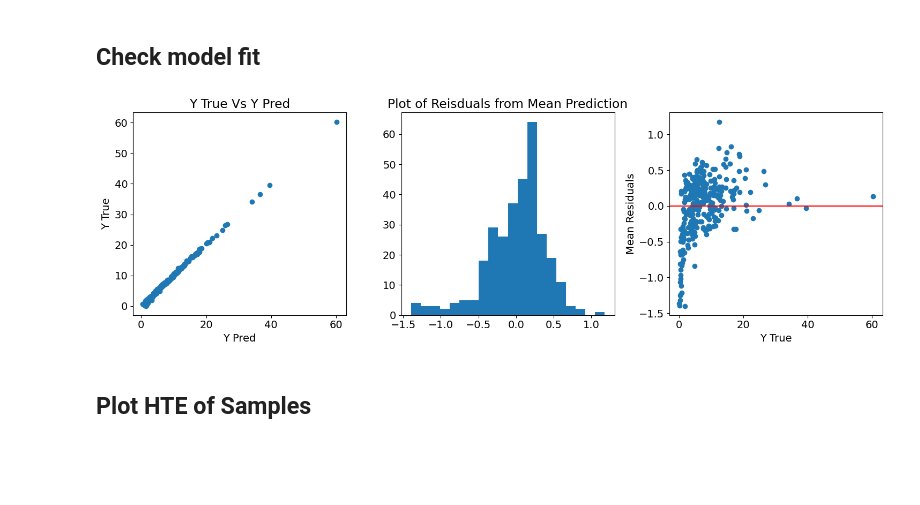
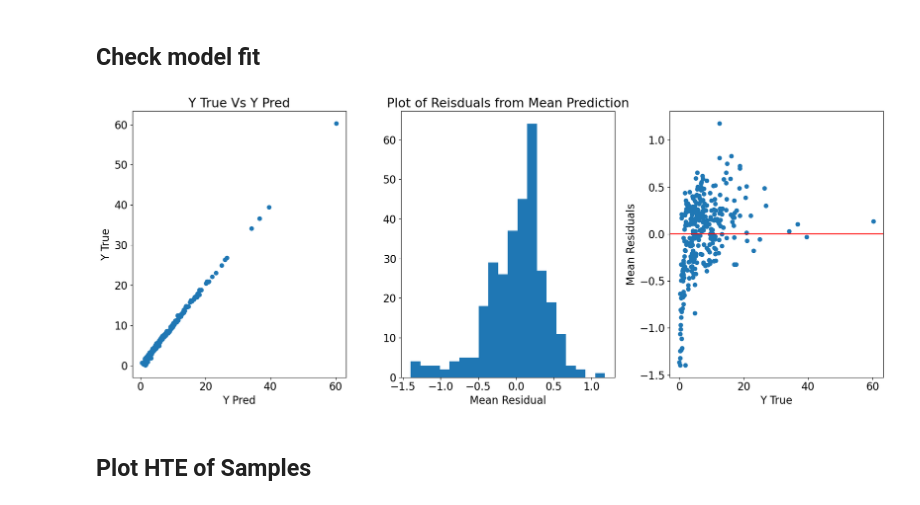
Before and after one commit to titzehong/HTE-Project-, a Jupyter notebook: Experiement 2 NSW.ipynb, the cells around one changed output. Saved outputs shown, nothing was run; the diff lists cells and outputs as text; code cells hidden in the pictures; blank space fills up the shorter version.

Commit message:
updated plots

```diff
--- a/Experiement 2 NSW.ipynb
+++ b/Experiement 2 NSW.ipynb
@@ -318,26 +318,28 @@ hte_sample_mean = hte_samples.mean(0)
 # %% [markdown]
 ## Check model fit
 # %%
-plt.rcParams.update({'font.size': 14})
-fig, ax = plt.subplots(1,3, figsize=(15,5))
+plt.rcParams.update({'font.size': 16})
+fig, ax = plt.subplots(1,3, figsize=(17,7))
+
 ax[0].scatter(y_pred.mean(0),Ys)
 ax[0].set_xlabel('Y Pred')
 ax[0].set_ylabel('Y True')
 ax[0].set_title('Y True Vs Y Pred')
 
 residuals_mean = Ys - y_pred.mean(0)
 ax[1].hist(residuals_mean,bins=20)
 ax[1].set_title("Plot of Reisduals from Mean Prediction")
+ax[1].set_xlabel("Mean Residual")
 
 ax[2].scatter(Ys, residuals_mean)
 ax[2].set_xlabel('Y True')
 ax[2].set_ylabel('Mean Residuals')
 ax[2].axhline(0, color='red')
 
 plt.savefig('Plots/NSW_diagnostics.png')
 plt.tight_layout()
 plt.show()
 # %% [output]
-[figure, old version]
+[figure, new version]
 # %% [markdown]
 ## Plot HTE of Samples
```
Also changed, not shown: parts of 6 cells of this notebook, 2 other files.
